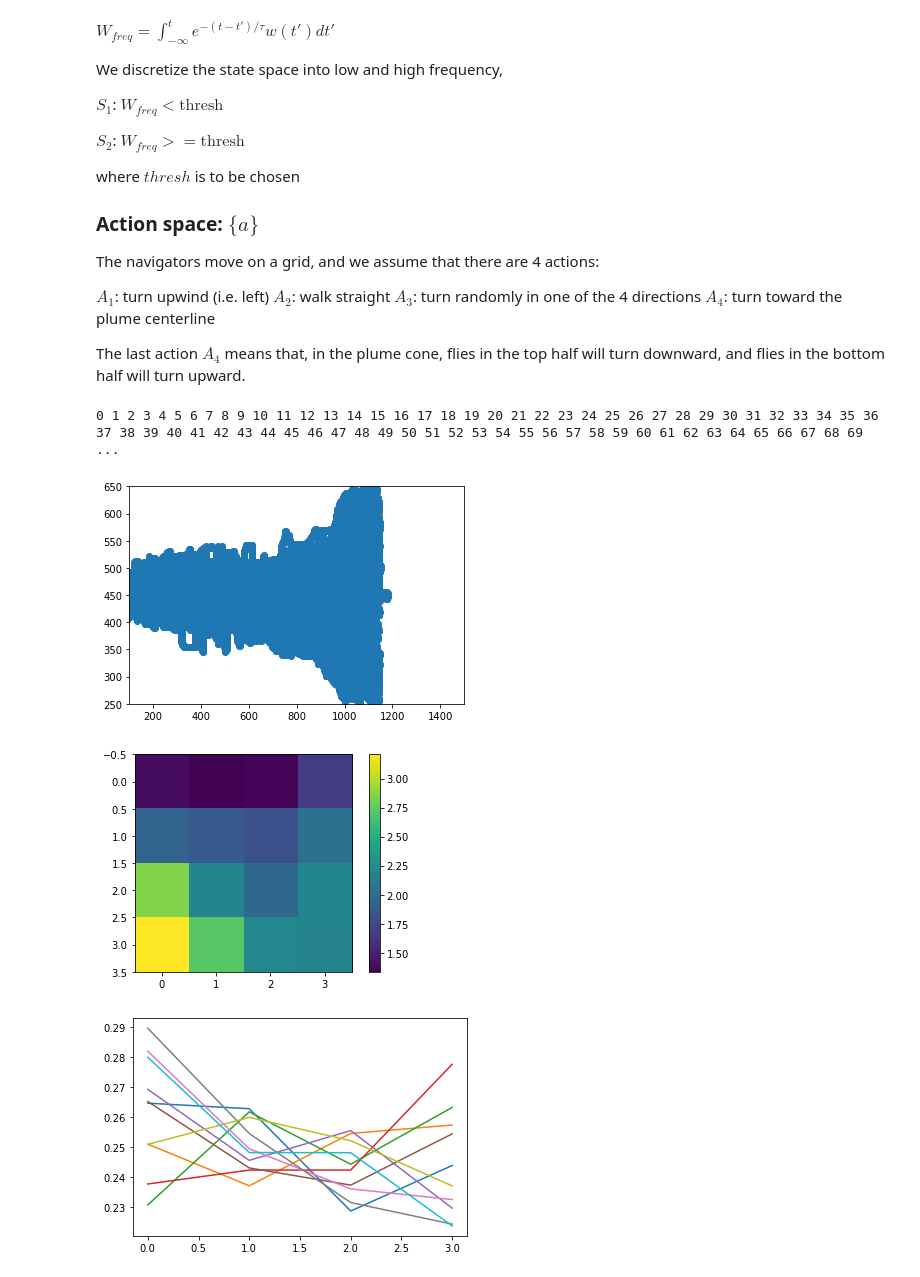
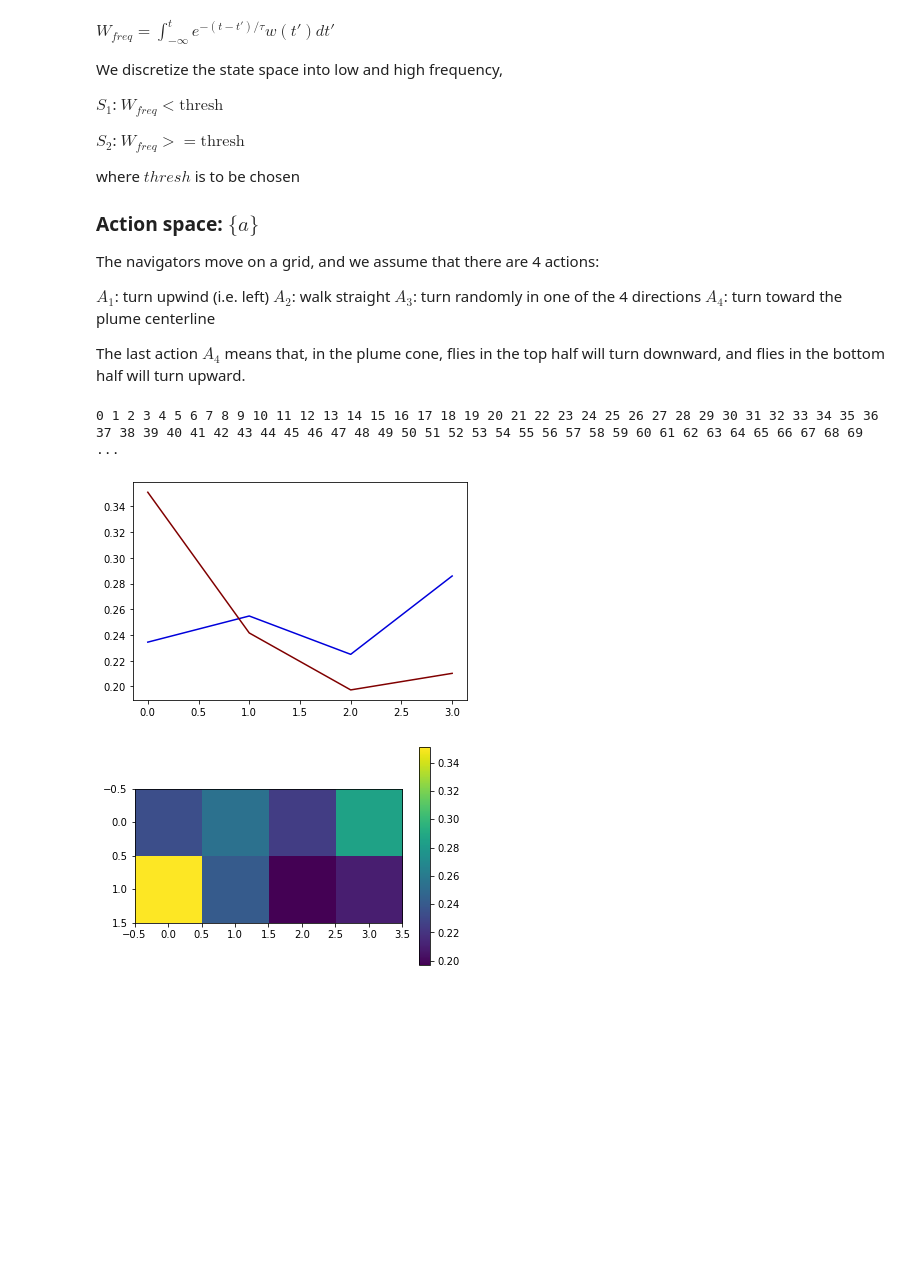
Before and after one commit to niragkadakia/odor-plume-reinforcement-learning, a Jupyter notebook: centerline.ipynb, the cells around one changed output. Saved outputs shown, nothing was run; the diff lists cells and outputs as text; code cells hidden in the pictures; blank space fills up the shorter version.

```diff
--- a/centerline.ipynb
+++ b/centerline.ipynb
@@ -183,13 +249,24 @@ class centerline_upwind(object):
 # %%
 a = centerline_upwind()
-Q, Q_norm = a.run()
+a.def_actions()
+a.def_states()
+xs, ys, Q, path_lengths = a.run()
 # %% [output]
 0 1 2 3 4 5 6 7 8 9 10 11 12 13 14 15 16 17 18 19 20 21 22 23 24 25 26 27 28 29 30 31 32 33 34 35 36 37 38 39 40 41 42 43 44 45 46 47 48 49 50 51 52 53 54 55 56 57 58 59 60 61 62 63 64 65 66 67 68 69  ...
-[figure, removed]
-[figure, removed]
-# %%
-for i in range(10):
-    plt.plot(Q_norm[i]/np.sum(Q_norm[i]))
-plt.show()
-# %% [output]
-[figure, removed]
+# %%
+Q_norm = np.zeros((a._num_states, a._num_actions))
+for iW in range(a.num_walkers):
+    Q_norm += Q[int(path_lengths[iW]) - 1, :, :, iW]
+Q_norm = (Q_norm.T/np.sum(Q_norm, axis=-1)).T
+
+colors = plt.cm.seismic(np.linspace(0.2, 1.0, a._num_states))
+for i in range(a._num_states):
+    plt.plot(Q_norm[i], color=colors[i])
+plt.show()
+
+plt.imshow(Q_norm)
+plt.colorbar()
+plt.show()
+# %% [output]
+[figure, added]
+[figure, added]
```
Also changed, not shown: parts of 3 cells of this notebook.
